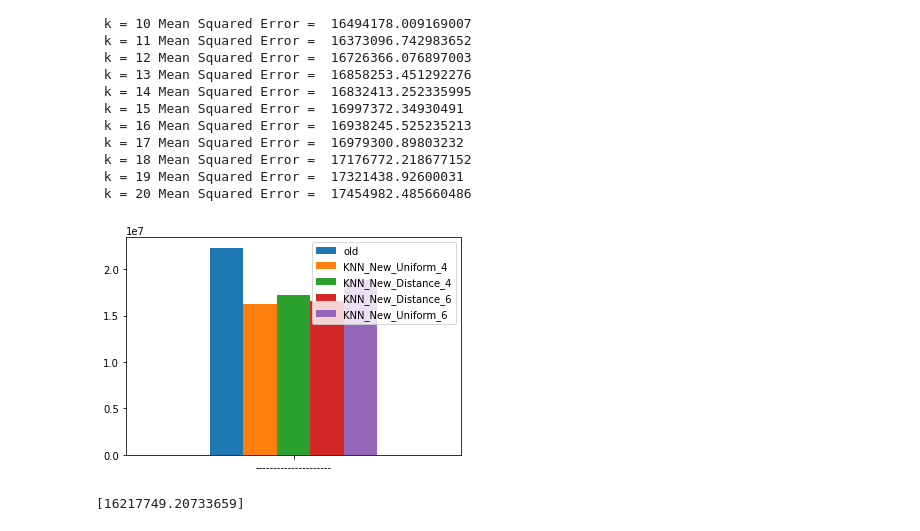
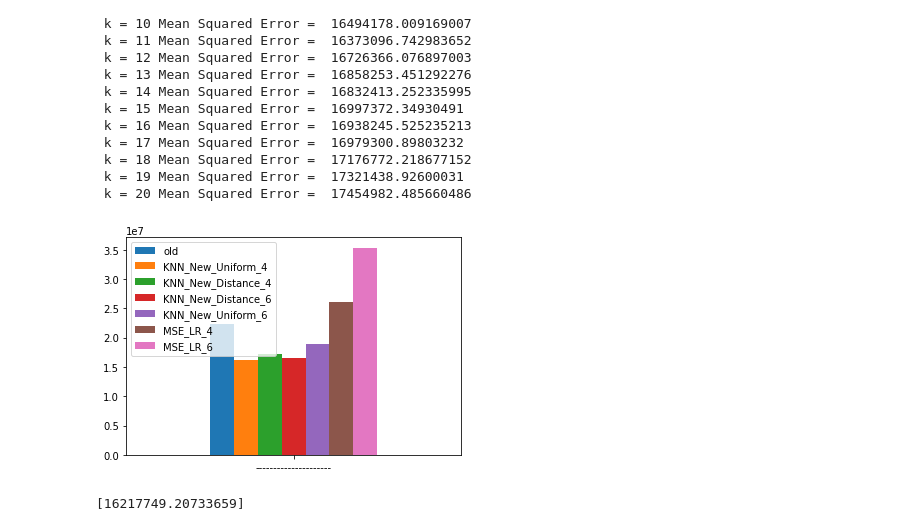
Before and after one commit to huutuongtu/AI_project, a Jupyter notebook: AI.ipynb, the cells around one changed output. Cells and saved outputs as stored; diff of their text form; code cells hidden in the pictures.

```diff
--- a/AI.ipynb
+++ b/AI.ipynb
@@ -556,0 +557,7 @@ mse
+# %%
+from sklearn.linear_model import LinearRegression
+
+reg = LinearRegression().fit(newA_train, newb_train)
+check = reg.predict(newA_test)
+mse_linear_4 = np.mean(np.square(newb_test - check))
+mse_linear_4
@@ -634,22 +643,26 @@ x = [1,2,3,4,5,6,7,8,9,10,11,12,13,14,15,16,17,18,19,20]
 # %%
 KNN_Uniform_4 = [min(uniform_4)]
 KNN_Distance_4 = [min(distance_4)]
 New_Distance_6 = [min(distance_6)]
 New_Uniform_6 = [min(uniform_6)]
+LR_4 = [mse_linear_4]
+LR_6 = [mse_linear_6]
 index = ['---------------------']
 df = pd.DataFrame({'old' : old,
                     'KNN_New_Uniform_4': KNN_Uniform_4,
                     'KNN_New_Distance_4': KNN_Distance_4,
                    'KNN_New_Distance_6': New_Distance_6,
                    'KNN_New_Uniform_6': New_Uniform_6,
+                    'MSE_LR_4': LR_4,
+                   'MSE_LR_6': LR_6,
 
 
 
 
                    }, index=index)
 ax = df.plot.bar(rot=0)
 # %% [output]
-[figure, old version]
+[figure, new version]
 # %%
 KNN_Uniform_4
 # %% [output]
```
Also changed, not shown: parts of 2 cells of this notebook.
